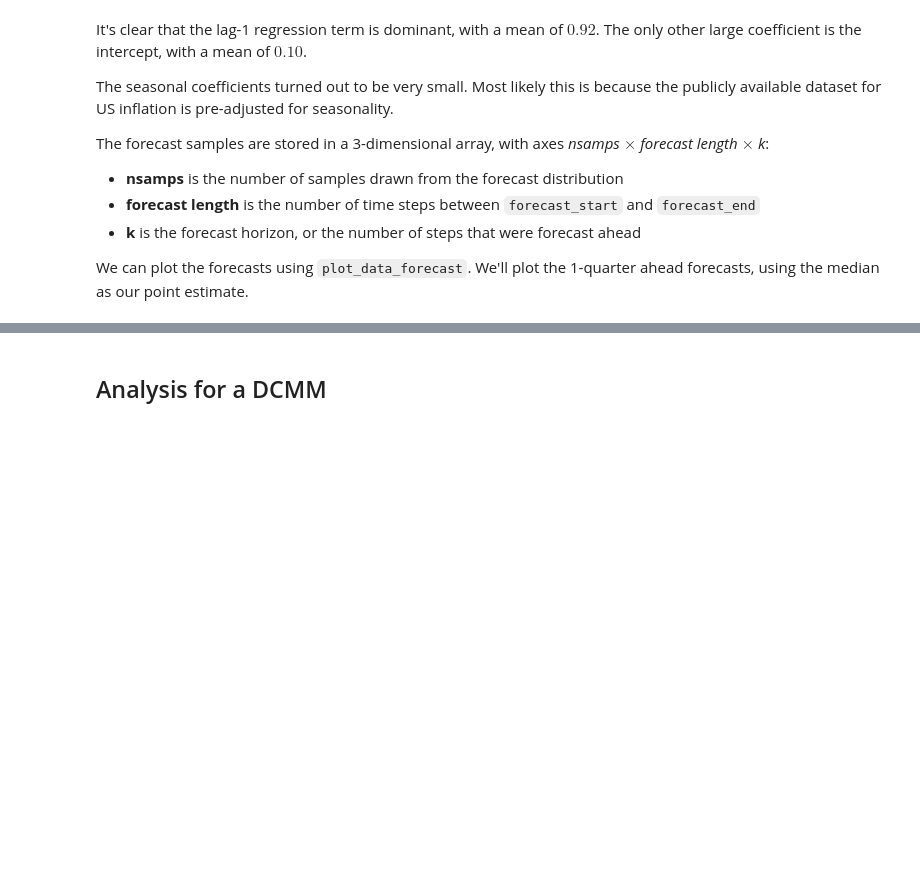
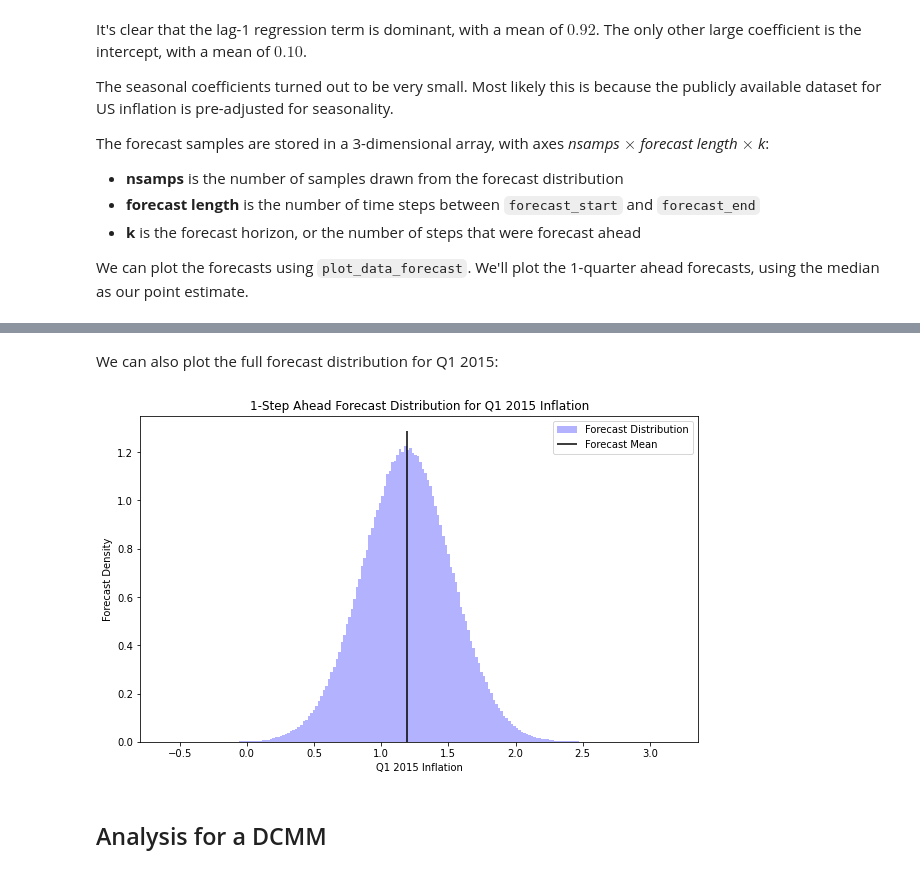
Before and after one commit to lavinei/pybats, a Jupyter notebook: nbs/05_analysis.ipynb, the cells around one changed output, grey strips where cells are left out. Cells and saved outputs as stored; diff of their text form; code cells hidden in the pictures; blank space fills up the shorter version.

```diff
--- a/nbs/05_analysis.ipynb
+++ b/nbs/05_analysis.ipynb
@@ -308,0 +311,5 @@ assert(MAPE(data[start:end].Inflation.values, forecast[:,0]).round(0) == 14)
+# %%
+x_future = data.Inflation.iloc[-1]
+one_step_forecast_samples = mod.forecast_marginal(k=1,
+                                                  X=x_future,
+                                                  nsamps=1000000)
@@ -309,3 +324,19 @@ assert(MAPE(data[start:end].Inflation.values, forecast[:,0]).round(0) == 14)
+# %% [markdown]
+We can also plot the full forecast distribution for Q1 2015:
+# %%
+fig, ax = plt.subplots(figsize=(10,6))
+ax.hist(one_step_forecast_samples.reshape(-1),
+        bins=200, alpha=0.3, color='b', density=True,
+        label='Forecast Distribution');
+ax.vlines(x=np.mean(one_step_forecast_samples),
+          ymin=0, ymax=ax.get_ylim()[1],
+          label='Forecast Mean');
+ax.set_title('1-Step Ahead Forecast Distribution for Q1 2015 Inflation');
+ax.set_ylabel('Forecast Density')
+ax.set_xlabel('Q1 2015 Inflation')
+ax.legend();
+# %% [output]
+[figure, added]
 # %% [markdown]
 ## Analysis for a DCMM
 # %%
```
Also changed, not shown: parts of 8 cells of this notebook, 5 other files.
